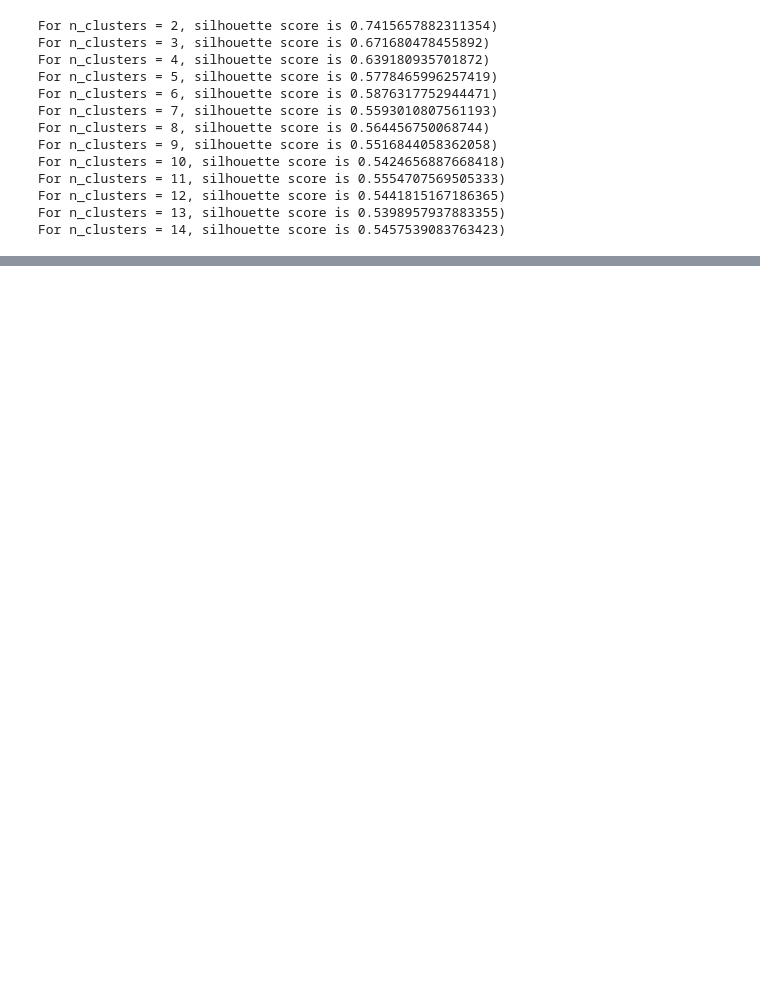
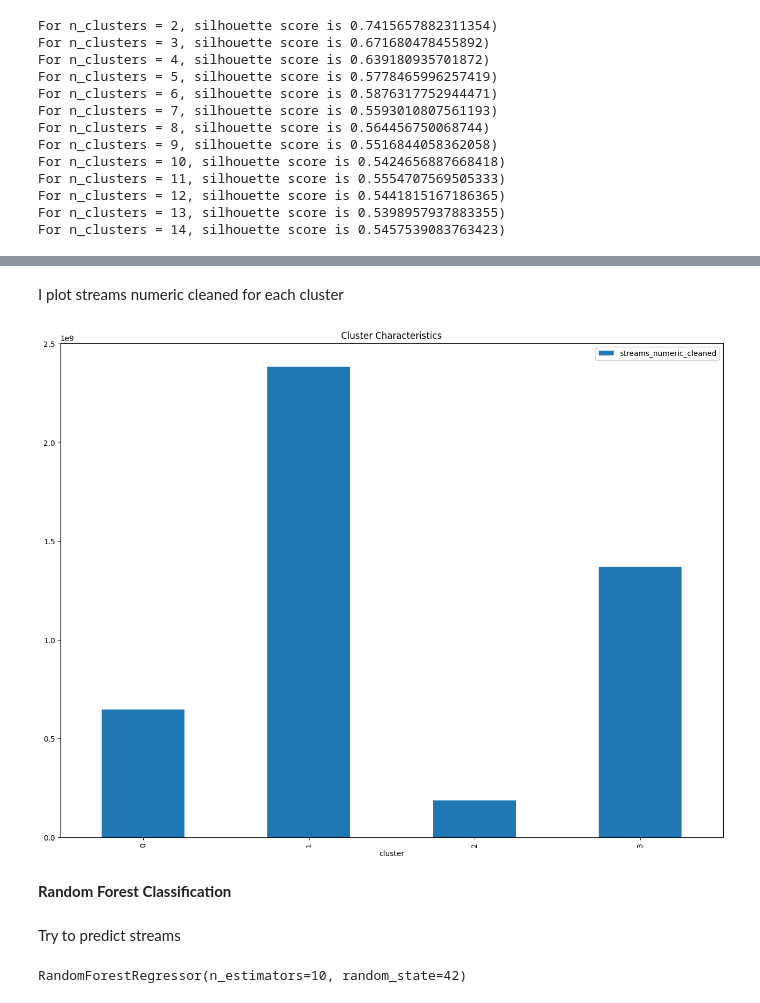
Before and after one commit to IsabellaPodavini/top_spotify_songs_2023, a Jupyter notebook: modelling.ipynb, the cells around one changed output, grey strips where cells are left out. Saved outputs shown, nothing was run; the diff lists cells and outputs as text; code cells hidden in the pictures; blank space fills up the shorter version.

```diff
--- a/modelling.ipynb
+++ b/modelling.ipynb
@@ -424,0 +449,13 @@ cluster
+# %% [markdown]
+I plot streams numeric cleaned for each cluster
+# %%
+cluster_means['streams_numeric_cleaned'].plot(kind='bar',figsize=(16,12))
+plt.title('Cluster Characteristics')
+plt.legend(bbox_to_anchor=(1.0, 1.0))
+plt.show()
+# %% [output]
+[figure, added]
+# %% [markdown]
+**Random Forest Classification**
+# %% [markdown]
+Try to predict streams
@@ -424,0 +471,9 @@ cluster
+# %%
+# divide the df in test7train
+x_train,x_test,y_train,y_test=train_test_split(x,y,test_size=0.3,random_state=42)
+# build the model
+model=RandomForestRegressor(n_estimators=10,random_state=42)
+# fit the model
+#model.fit(x_train,y_train)
+# %% [output]
+RandomForestRegressor(n_estimators=10, random_state=42)
```
Also changed, not shown: parts of 26 cells of this notebook.
